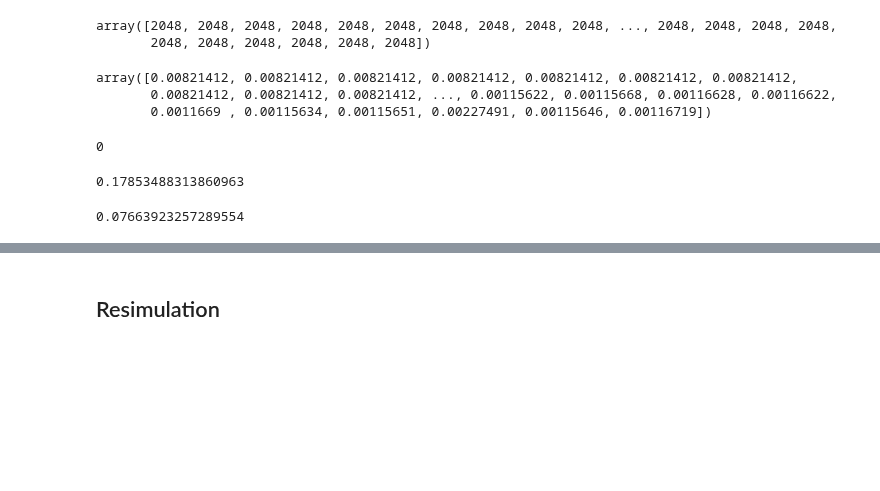
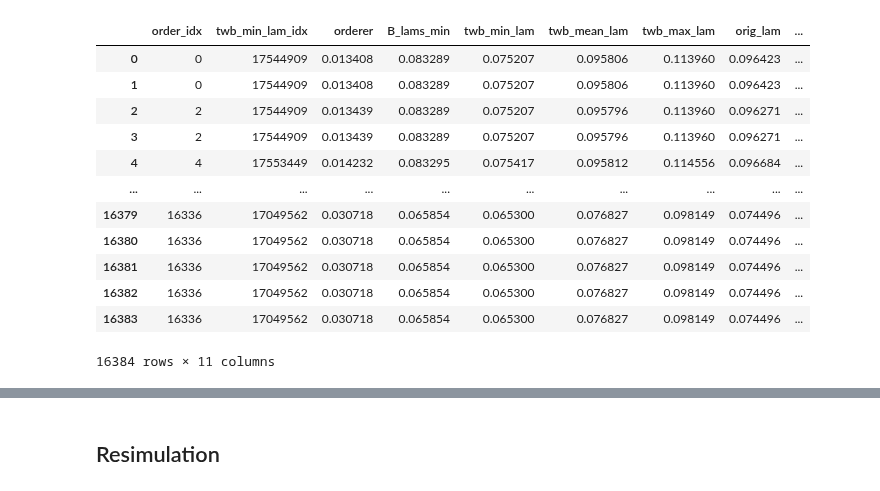
Before and after one commit to Confirm-Solutions/confirmasaurus, a Jupyter notebook: research/adagrid/inspector.ipynb, the cells around one changed output, grey strips where cells are left out. Cells and saved outputs as stored; diff of their text form; code cells hidden in the pictures; blank space fills up the shorter version.

```diff
--- a/research/adagrid/inspector.ipynb
+++ b/research/adagrid/inspector.ipynb
@@ -162,23 +117,16 @@ tuning for 2048 simulations with 1 tiles and batch size (1, 16384)
 # %%
-S.sim_sizes[cr.dangerous]
+tile_report(cr.dangerous)
 # %% [output]
+|  | order_idx | twb_min_lam_idx | orderer | B_lams_min | twb_min_lam | twb_mean_lam | twb_max_lam | orig_lam | ... |
+| 0 | 0 | 17544909 | 0.013408 | 0.083289 | 0.075207 | 0.095806 | 0.113960 | 0.096423 | ... |
+| 1 | 0 | 17544909 | 0.013408 | 0.083289 | 0.075207 | 0.095806 | 0.113960 | 0.096423 | ... |
+| 2 | 2 | 17544909 | 0.013439 | 0.083289 | 0.075207 | 0.095796 | 0.113960 | 0.096271 | ... |
+| 3 | 2 | 17544909 | 0.013439 | 0.083289 | 0.075207 | 0.095796 | 0.113960 | 0.096271 | ... |
+| 4 | 4 | 17553449 | 0.014232 | 0.083295 | 0.075417 | 0.095812 | 0.114556 | 0.096684 | ... |
+| ... | ... | ... | ... | ... | ... | ... | ... | ... | ... |
+| 16379 | 16336 | 17049562 | 0.030718 | 0.065854 | 0.065300 | 0.076827 | 0.098149 | 0.074496 | ... |
+| 16380 | 16336 | 17049562 | 0.030718 | 0.065854 | 0.065300 | 0.076827 | 0.098149 | 0.074496 | ... |
+| 16381 | 16336 | 17049562 | 0.030718 | 0.065854 | 0.065300 | 0.076827 | 0.098149 | 0.074496 | ... |
+| 16382 | 16336 | 17049562 | 0.030718 | 0.065854 | 0.065300 | 0.076827 | 0.098149 | 0.074496 | ... |
+| 16383 | 16336 | 17049562 | 0.030718 | 0.065854 | 0.065300 | 0.076827 | 0.098149 | 0.074496 | ... |
-array([2048, 2048, 2048, 2048, 2048, 2048, 2048, 2048, 2048, 2048, ..., 2048, 2048, 2048, 2048,
-       2048, 2048, 2048, 2048, 2048, 2048])
+16384 rows × 11 columns
-# %%
-cr.alpha_cost[cr.dangerous]
-# %% [output]
-array([0.00821412, 0.00821412, 0.00821412, 0.00821412, 0.00821412, 0.00821412, 0.00821412,
-       0.00821412, 0.00821412, 0.00821412, ..., 0.00115622, 0.00115668, 0.00116628, 0.00116622,
-       0.0011669 , 0.00115634, 0.00115651, 0.00227491, 0.00115646, 0.00116719])
-# %%
-np.sum(cr.impossible_refine_orig)
-# %% [output]
-0
-# %%
-cr.twb_worst_tile_lam_max
-# %% [output]
-0.17853488313860963
-# %%
-cr.twb_worst_tile_lam_min
-# %% [output]
-0.07663923257289554
```
Also changed, not shown: parts of 50 cells of this notebook, 2 other files.
